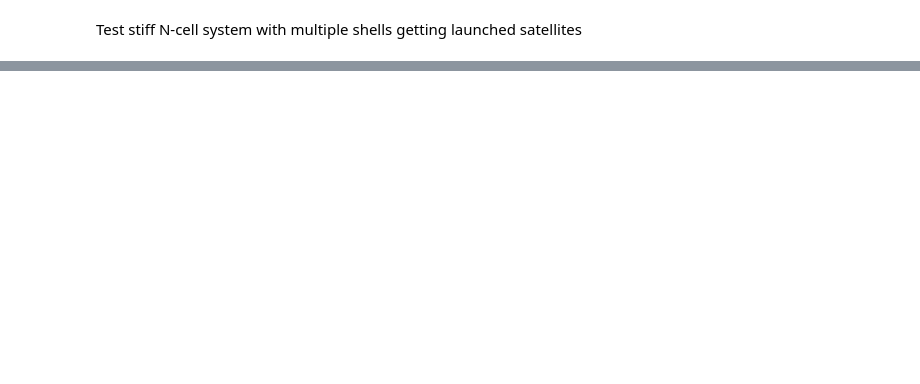
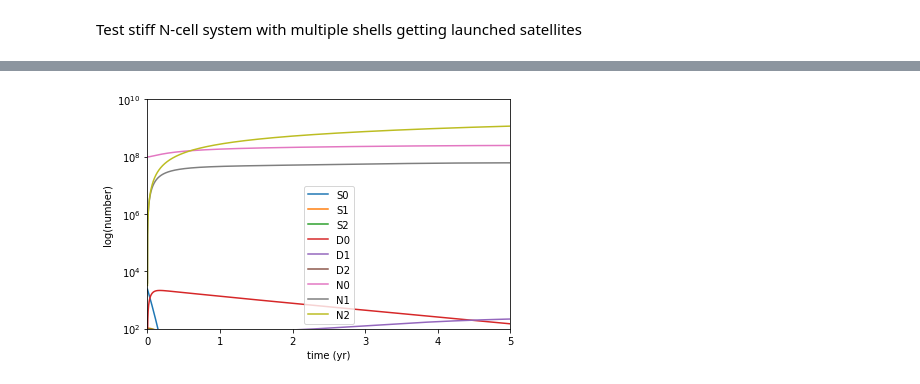
Before and after one commit to JustinLaw-D/debris-simulations, a Jupyter notebook: NCell_sims2.ipynb, the cells around one changed output, grey strips where cells are left out. Drawn from its saved outputs; the diff is of its cells as text; code cells hidden in the pictures; blank space fills up the shorter version.

```diff
--- a/NCell_sims2.ipynb
+++ b/NCell_sims2.ipynb
@@ -187,0 +213,14 @@ plt.show()
+# %%
+from scipy.stats import norm
+chi_index = 2
+mean = -2.1
+st_dev = 0.45
+debris = norm.rvs(loc=mean, scale=st_dev, size=int(10**8))
+for i in range(len(atmosphere.logL_edges) - 1):
+    atmosphere.cells[10].N_bins[0][i,2] += len(debris[(debris >= atmosphere.logL_edges[i]) & (debris <= atmosphere.logL_edges[i+1])])
+print(atmosphere.cells[10].N_bins[0][:,2])
+
+sat = np.random.uniform(300-25/2,550-25/2,size=1000)
+for i in range(len(atmosphere.cells)):
+    bot, top = atmosphere.cells[i].alt - atmosphere.cells[i].dh/2, atmosphere.cells[i].alt + atmosphere.cells[i].dh/2
+    atmosphere.cells[i].S[0] += len(sat[(sat >= bot) & (sat < top)])
@@ -187,0 +230,6 @@ plt.show()
+# %%
+atmosphere.run_sim_precor(T, mindtfactor=10000, )
+t = atmosphere.get_t()
+S0, S1, S2 = atmosphere.get_S()[10], atmosphere.get_S()[5], atmosphere.get_S()[0]
+D0, D1, D2 = atmosphere.get_D()[10], atmosphere.get_D()[5], atmosphere.get_D()[0]
+N0, N1, N2 = atmosphere.get_N()[10], atmosphere.get_N()[5], atmosphere.get_N()[0]
@@ -187,0 +241,24 @@ plt.show()
+# %%
+import matplotlib.pyplot as plt
+
+fig, ax1 = plt.subplots()
+ax1.set_xlabel('time (yr)')
+ax1.set_ylabel('log(number)')
+ax1.set_yscale('log')
+ax1.plot(t, S0, label='S0')
+ax1.plot(t, S1, label='S1')
+ax1.plot(t, S2, label='S2')
+ax1.plot(t, D0, label='D0')
+ax1.plot(t, D1, label='D1')
+ax1.plot(t, D2, label='D2')
+ax1.plot(t, N0, label='N0')
+ax1.plot(t, N1, label='N1')
+ax1.plot(t, N2, label='N2')
+ax1.set_ylim(100, 1e10)
+ax1.set_xlim(0,T)
+ax1.legend()
+
+fig.tight_layout()  # otherwise the right y-label is slightly clipped
+plt.show()
+# %% [output]
+[figure, added]
```
Also changed, not shown: parts of 6 cells of this notebook.
